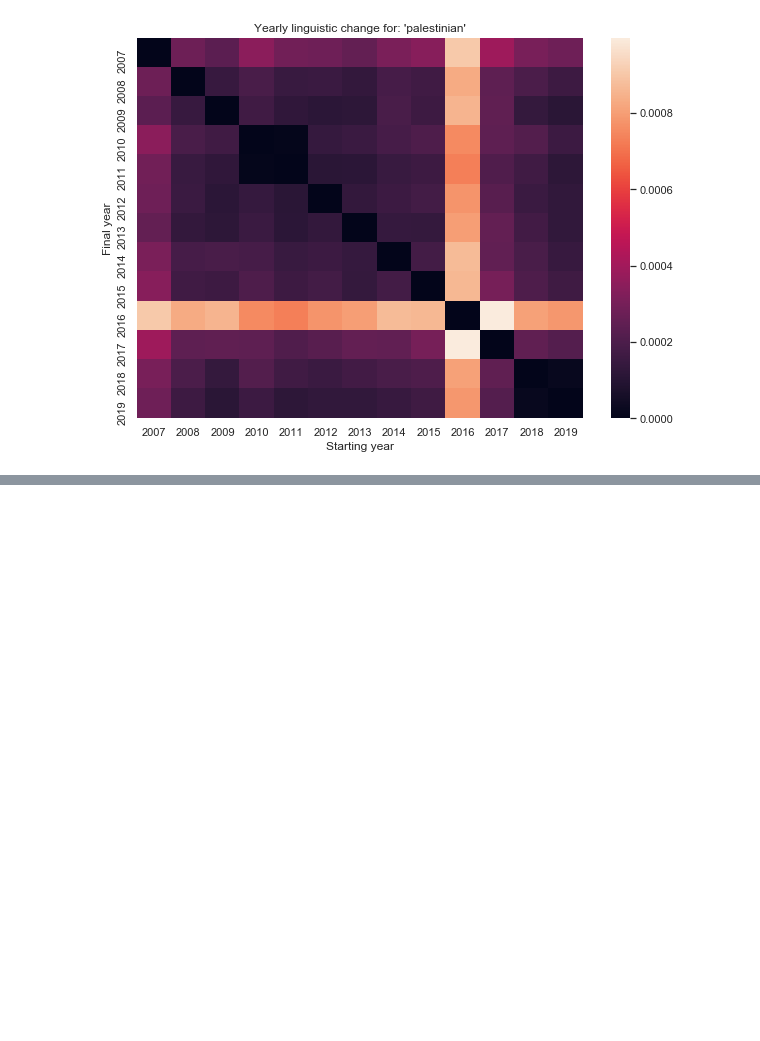
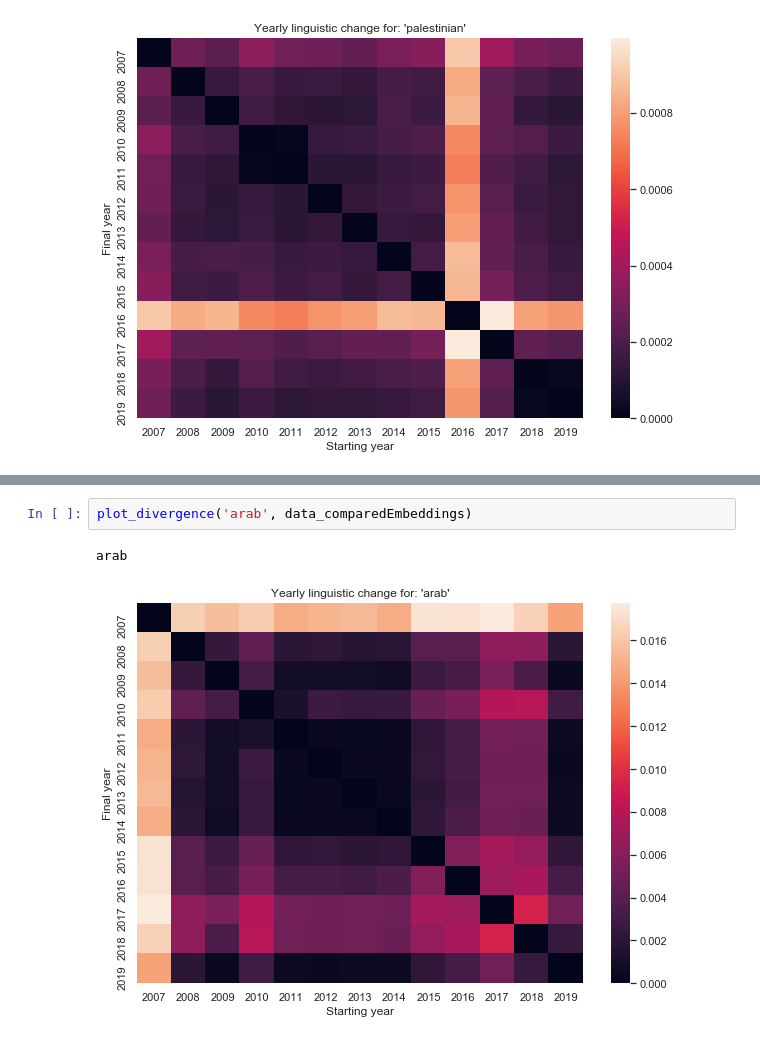
Before and after one commit to rachel-ker/refugeediscourse, a Jupyter notebook: analysis_template-Twitter.ipynb, the cells around one changed output, grey strips where cells are left out. Saved outputs shown, nothing was run; the diff lists cells and outputs as text; blank space fills up the shorter version.

```diff
--- a/analysis_template-Twitter.ipynb
+++ b/analysis_template-Twitter.ipynb
@@ -1327,0 +1332,5 @@ palestinian
+# %%
+plot_divergence('arab', data_comparedEmbeddings)
+# %% [output]
+arab
+[figure, added]
```
Also changed, not shown: parts of 8 cells of this notebook.
